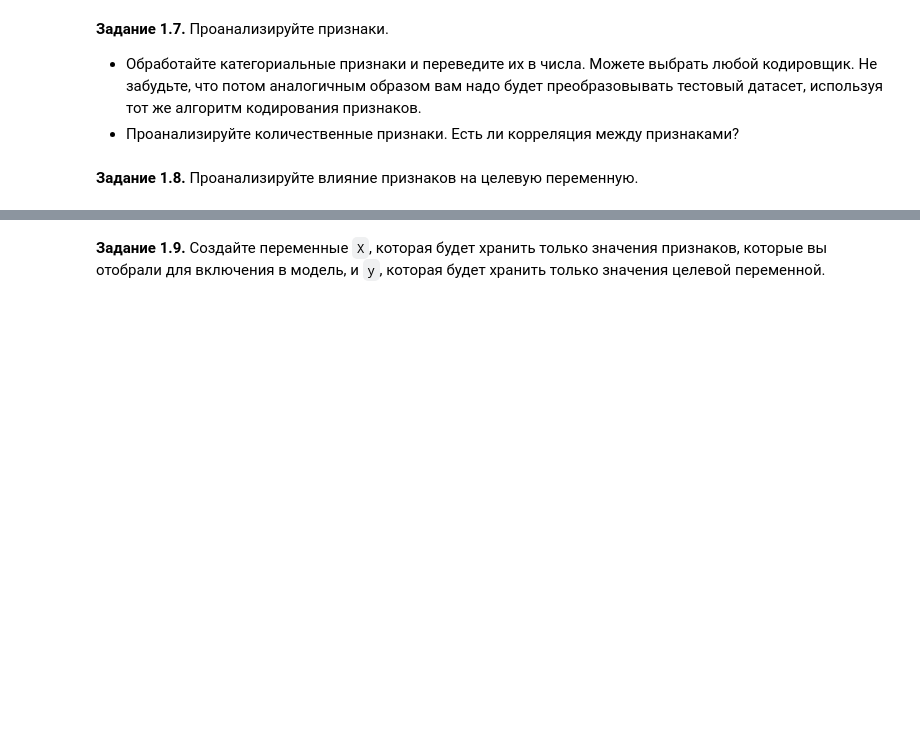
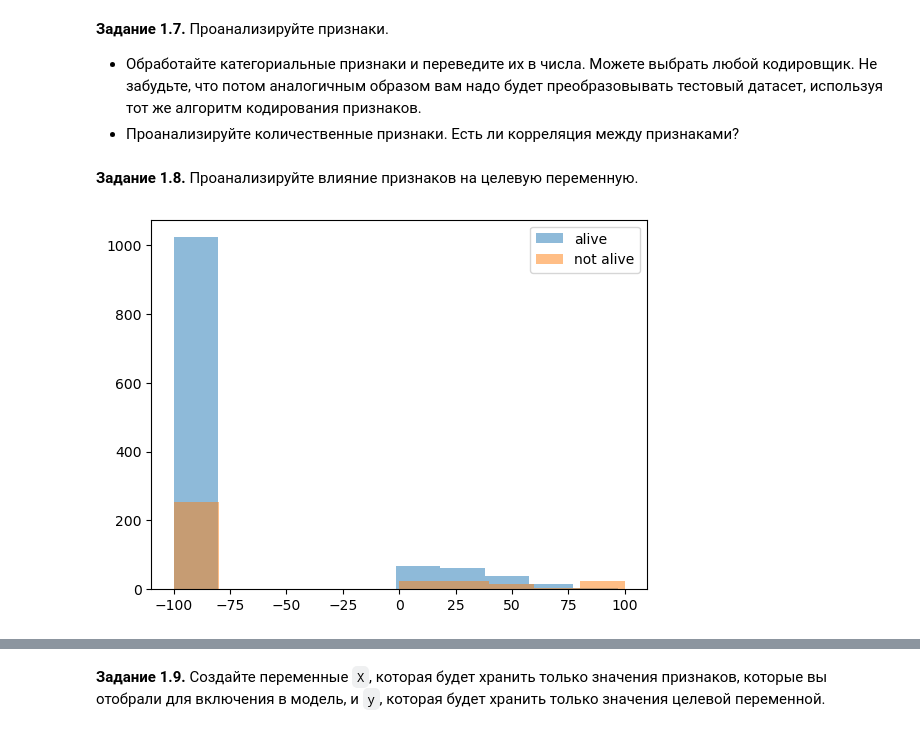
Before and after one commit to taucuya/DLS_1sem, a Jupyter notebook: week_01_ml_intro/Homework/hw_1_game_of_thrones.ipynb, the cells around one changed output, grey strips where cells are left out. Drawn from its saved outputs; the diff is of its cells as text; code cells hidden in the pictures; blank space fills up the shorter version.

```diff
--- a/week_01_ml_intro/Homework/hw_1_game_of_thrones.ipynb
+++ b/week_01_ml_intro/Homework/hw_1_game_of_thrones.ipynb
@@ -227,5 +312,8 @@ d_inverted
 {'a1': 'A', 'a2': 'A', 'a3': 'A', 'b1': 'B', 'b2': 'B', 'b3': 'B', 'b4': 'B'}
 # %%
 # По аналогии с примером выше инвертируйте словарь cultures_grouped
-# cultures_grouped_inverted = ...
-# ...
+cultures_grouped_inverted = {}
+for group in cultures_grouped.keys():
+    for value in cultures_grouped[group]:
+        cultures_grouped_inverted.update({value: group})
+cultures_grouped_inverted
@@ -243,0 +363,3 @@ data['culture_grouped'] = data['culture'].str.lower().map(cultures_grouped_inver
+# %%
+data['culture_no_data'] = [1 if pd.isna(x) else 0 for x in data['culture_grouped']]
+data[['culture_grouped', 'culture_no_data']].head(10)
@@ -279,0 +457,8 @@ data.describe(include = [...]).T[['count', 'min', 'max']].assign(N_unique_values
+# %%
+columns_to_delete = data.count().to_dict()
+
+for k, v in columns_to_delete.items():
+    if v < data.shape[0] * 0.15:
+        data = data.drop(columns=k)
+
+data.columns
@@ -285,0 +475,2 @@ data.describe(include = [...]).T[['count', 'min', 'max']].assign(N_unique_values
+# %%
+data = data.drop(columns=['name', 'culture'])
@@ -289,0 +497,8 @@ data.describe(include = [...]).T[['count', 'min', 'max']].assign(N_unique_values
+# %%
+analis = data['isAlive'].value_counts()
+plt.hist(data['age_value'][data['isAlive'] == 1], alpha=0.5, label='alive')
+plt.hist(data['age_value'][data['isAlive'] == 0], alpha=0.5, label='not alive')
+plt.legend()
+plt.show()
+# %% [output]
+[figure, added]
```
Also changed, not shown: parts of 41 cells of this notebook.
